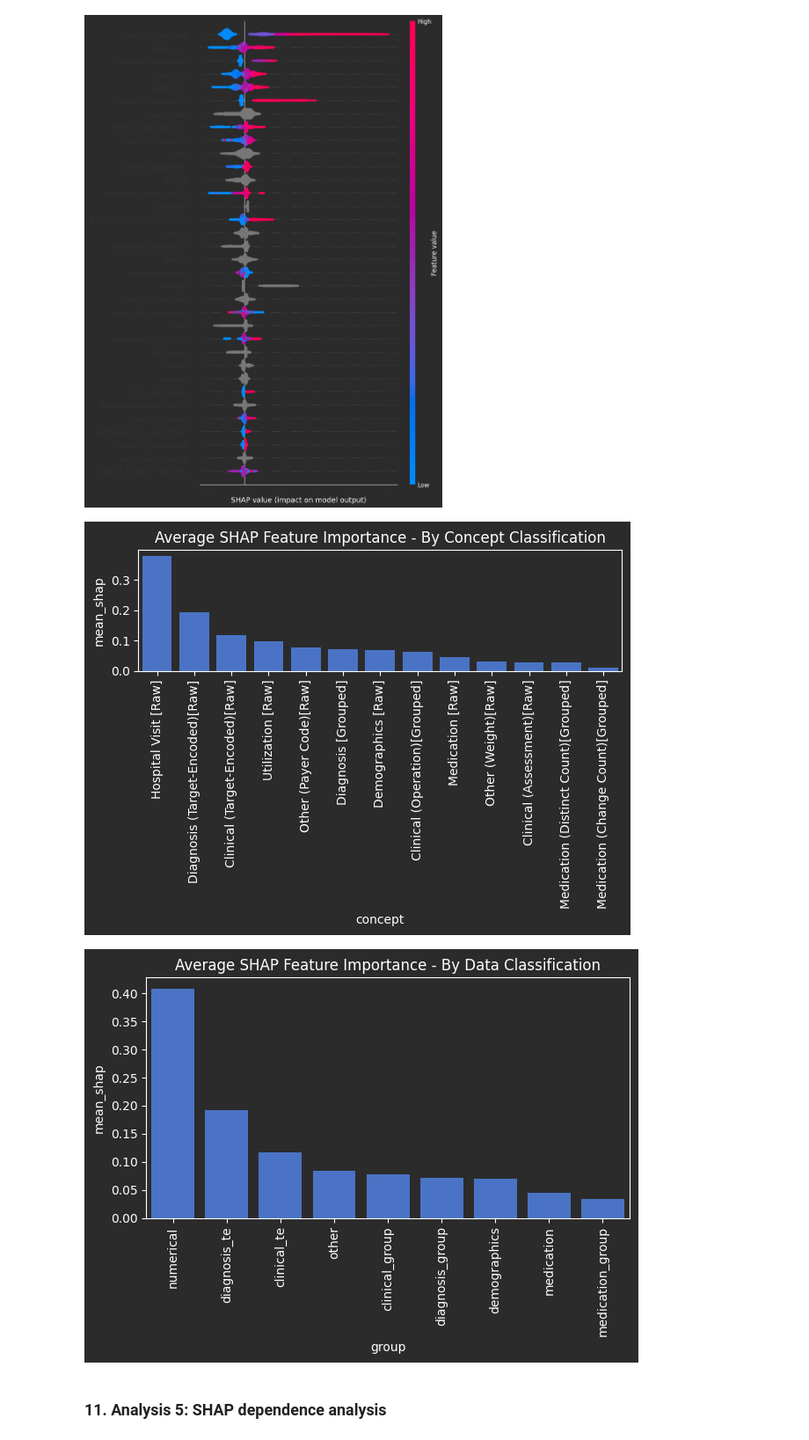
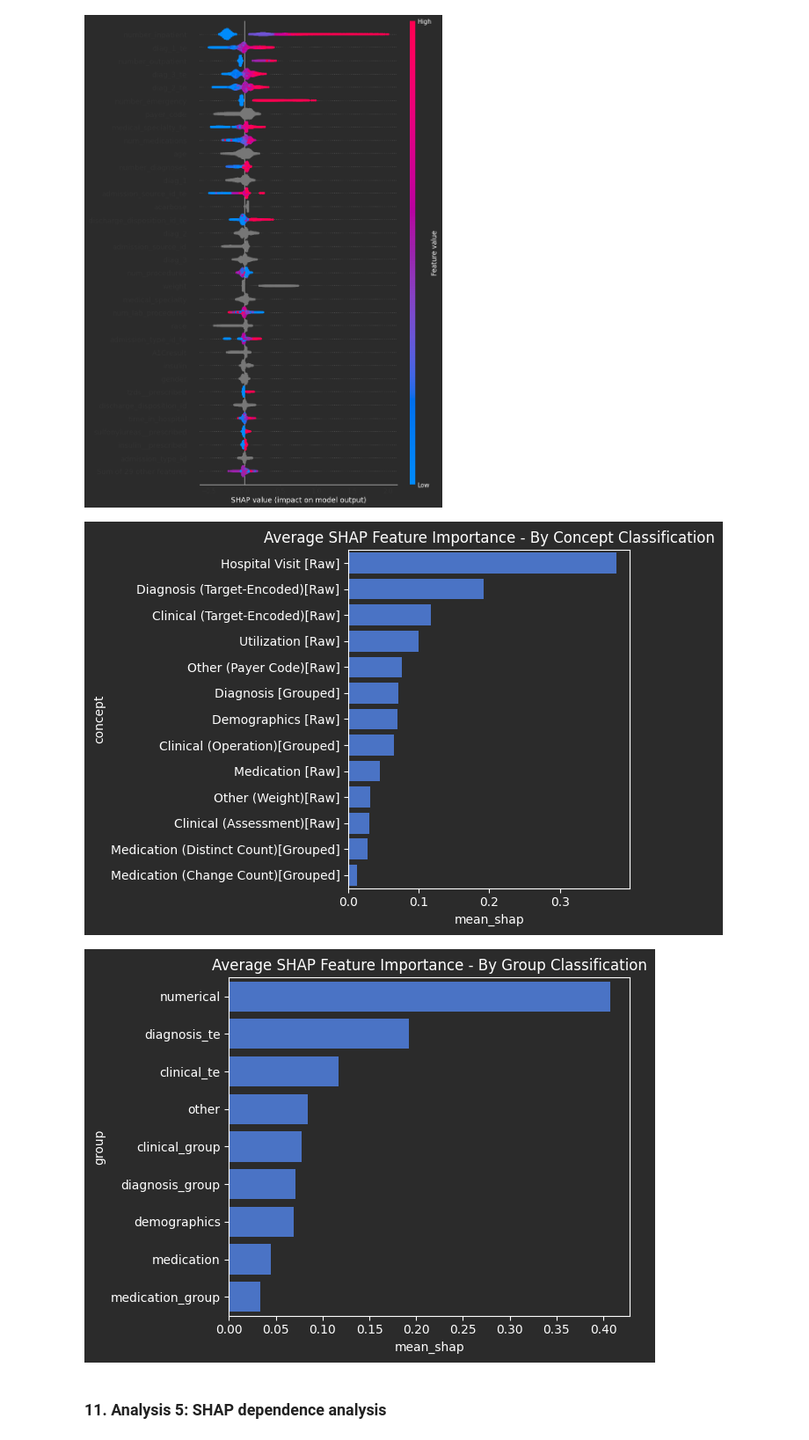
Before and after one commit to wip-0/ds207_final_project, a Jupyter notebook: notebook/ema_wai.ipynb, the cells around one changed output. Shown at 88% size. Cells and saved outputs as stored; diff of their text form; code cells hidden in the pictures.

```diff
--- a/notebook/ema_wai.ipynb
+++ b/notebook/ema_wai.ipynb
@@ -288,7 +288,7 @@ DICT_FEATURE['m6'] = num_cols + dem_cols + clin_cols + diag_cols + druggrp_cols
 DICT_FEATURE['m7'] = num_cols + dem_cols + clin_cols + diag_cols + druggrp_cols + drug_cols + clin_te_cols
 DICT_FEATURE['m8'] = num_cols + dem_cols + clin_cols + diag_cols + druggrp_cols + drug_cols + clin_te_cols + diag_te_cols
 DICT_FEATURE['m9'] = num_cols + dem_cols + clin_cols + diag_cols + druggrp_cols + drug_cols + clin_te_cols + diag_te_cols + other_cols
-# DICT_FEATURE['m10'] = ...
+DICT_FEATURE['m10'] = num_cols + dem_cols + clin_cols + clin_te_cols + diag_te_cols + other_cols
 
 DICT_ADDED_FEATURES = dict()
 DICT_ADDED_FEATURES['m0'] = 'One-Hot (Reference Only)'
@@ -301,6 +301,7 @@ DICT_ADDED_FEATURES['m6'] = 'Prescription (Raw)'
 DICT_ADDED_FEATURES['m7'] = 'Clinical (Raw, Target Encoded)'
 DICT_ADDED_FEATURES['m8'] = 'Diagnosis (Raw, Target Encoded)'
 DICT_ADDED_FEATURES['m9'] = 'Payer Code & Weight (Raw)'
+DICT_ADDED_FEATURES['m10'] = 'Final'
 # %% [markdown]
 ### 5. Section running flags
 # %%
@@ -998,40 +999,40 @@ if RUN_SHAP_GROUP:
 
     # Get feature concept shap
     df_shap_model = aggregate_shap_groups(shap_values, shap_values.feature_names, feature_groups_model_adj)
     df_shap_model.to_csv(PATH_XGB_ANALYSIS / 'ana4_shap_model.csv', index=False)
 
     # Get mean feature concept shap
     df_shap_model_mean = df_shap_model.mean().sort_values(ascending=False).reset_index()
     df_shap_model_mean.columns = ['group', 'mean_shap']
     df_shap_model_mean.to_csv(PATH_XGB_ANALYSIS / 'ana4_shap_model_mean.csv', index=False)
 
     # Get mean abs feature concept shap
     df_shap_model_mean_abs = df_shap_model.abs().mean().sort_values(ascending=False).reset_index()
     df_shap_model_mean_abs.columns = ['group', 'mean_shap']
     df_shap_model_mean_abs.to_csv(PATH_XGB_ANALYSIS / 'ana4_shap_model_mean_abs.csv', index=False)
 
 else:
     df_shap_concept_mean_abs = pd.read_csv(PATH_XGB_ANALYSIS / 'ana4_shap_concept_mean_abs.csv')
     df_shap_concept_mean = pd.read_csv(PATH_XGB_ANALYSIS / 'ana4_shap_concept_mean.csv')
     df_shap_concept = pd.read_csv(PATH_XGB_ANALYSIS / 'ana4_shap_concept.csv')
     df_shap_model = pd.read_csv(PATH_XGB_ANALYSIS / 'ana4_shap_model.csv')
     df_shap_model_mean = pd.read_csv(PATH_XGB_ANALYSIS / 'ana4_shap_model_mean.csv')
     df_shap_model_mean_abs = pd.read_csv(PATH_XGB_ANALYSIS / 'ana4_shap_model_mean_abs.csv')
 
-ax = sns.barplot(df_shap_concept_mean_abs, x='concept', y='mean_shap')
+ax = sns.barplot(df_shap_concept_mean_abs, y='concept', x='mean_shap')
 ax.set_title('Average SHAP Feature Importance - By Concept Classification')
-plt.xticks(rotation=90)
+plt.xticks()
 plt.tight_layout()
 plt.show()
 
-ax = sns.barplot(df_shap_model_mean_abs, x='group', y='mean_shap')
-ax.set_title('Average SHAP Feature Importance - By Data Classification')
-plt.xticks(rotation=90)
+ax = sns.barplot(df_shap_model_mean_abs, y='group', x='mean_shap')
+ax.set_title('Average SHAP Feature Importance - By Group Classification')
+plt.xticks()
 plt.tight_layout()
 plt.show()
 # %% [output]
-[figure, old version]
+[figure, new version]
-[figure, old version]
+[figure, new version]
 # %% [markdown]
 ### 11. Analysis 5: SHAP dependence analysis
 # %%
```
Also changed, not shown: parts of 4 cells of this notebook, 17 other files.
